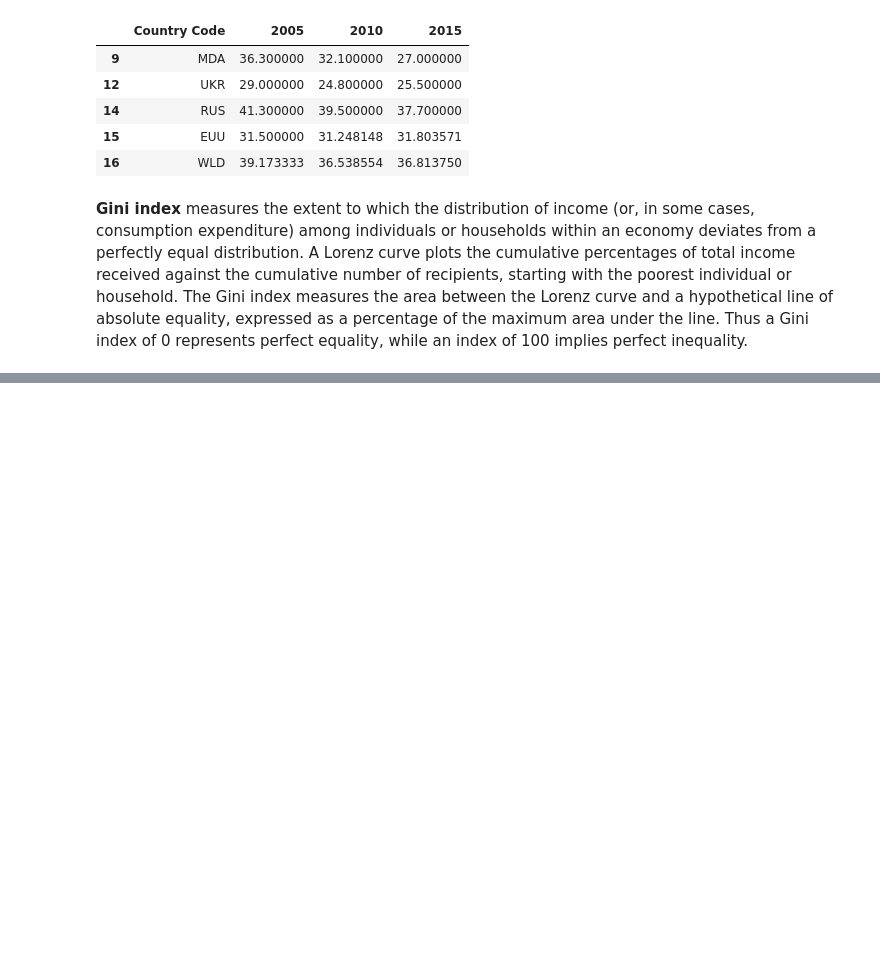
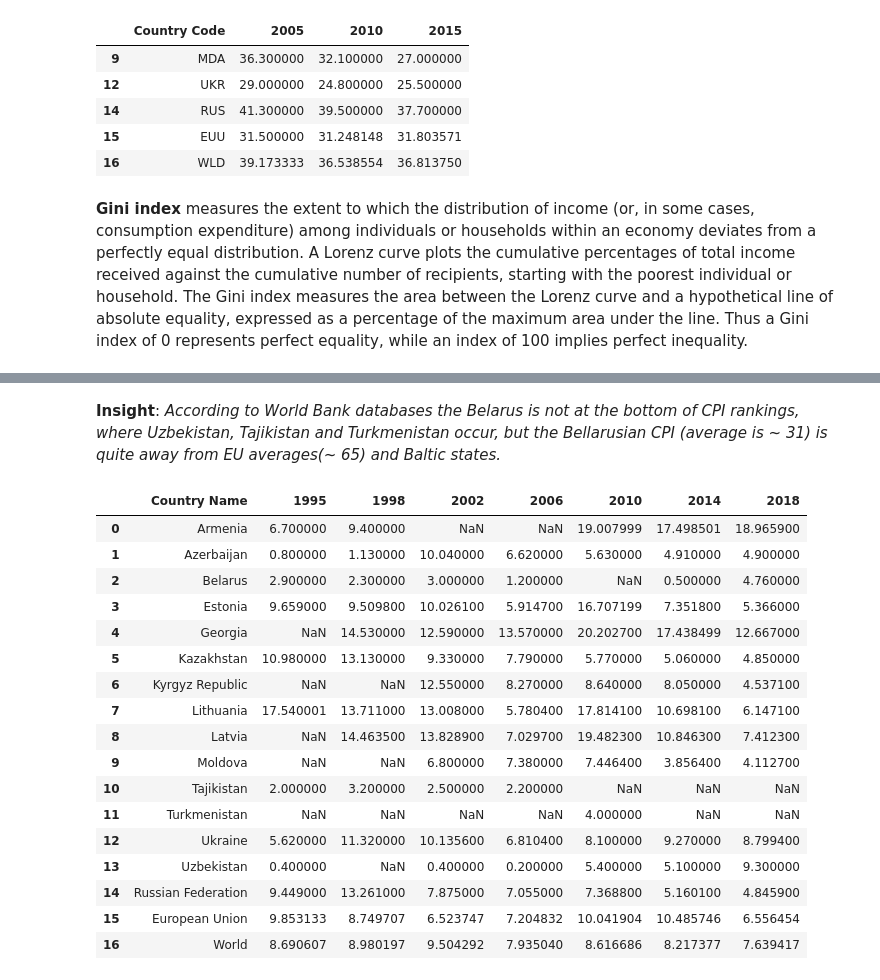
Before and after one commit to unkind58/Belarus_statistics_and-_comparison, a Jupyter notebook: app.ipynb, the cells around one changed output, grey strips where cells are left out. Saved outputs shown, nothing was run; the diff lists cells and outputs as text; code cells hidden in the pictures; blank space fills up the shorter version.

```diff
--- a/app.ipynb
+++ b/app.ipynb
@@ -418,0 +438,26 @@ sns.despine()
+# %% [markdown]
+**Insight**: *According to World Bank databases the Belarus is not at the bottom of CPI rankings, where Uzbekistan, Tajikistan and Turkmenistan occur, but the Bellarusian CPI (average is ~ 31) is quite away from EU averages(~ 65) and Baltic states.*
+# %%
+df_unemployment = pd.read_csv(path_unemployment, low_memory=False)
+df_unemployment = df_unemployment.drop(['Country Code'], axis=1).set_index('Country Name')
+df_unemployment = df_unemployment.loc[:,['1995','1998','2002','2006','2010','2014','2018']].reset_index()
+df_unemployment
+# %% [output]
+|  | Country Name | 1995 | 1998 | 2002 | 2006 | 2010 | 2014 | 2018 |
+| 0 | Armenia | 6.700000 | 9.400000 | NaN | NaN | 19.007999 | 17.498501 | 18.965900 |
+| 1 | Azerbaijan | 0.800000 | 1.130000 | 10.040000 | 6.620000 | 5.630000 | 4.910000 | 4.900000 |
+| 2 | Belarus | 2.900000 | 2.300000 | 3.000000 | 1.200000 | NaN | 0.500000 | 4.760000 |
+| 3 | Estonia | 9.659000 | 9.509800 | 10.026100 | 5.914700 | 16.707199 | 7.351800 | 5.366000 |
+| 4 | Georgia | NaN | 14.530000 | 12.590000 | 13.570000 | 20.202700 | 17.438499 | 12.667000 |
+| 5 | Kazakhstan | 10.980000 | 13.130000 | 9.330000 | 7.790000 | 5.770000 | 5.060000 | 4.850000 |
+| 6 | Kyrgyz Republic | NaN | NaN | 12.550000 | 8.270000 | 8.640000 | 8.050000 | 4.537100 |
+| 7 | Lithuania | 17.540001 | 13.711000 | 13.008000 | 5.780400 | 17.814100 | 10.698100 | 6.147100 |
+| 8 | Latvia | NaN | 14.463500 | 13.828900 | 7.029700 | 19.482300 | 10.846300 | 7.412300 |
+| 9 | Moldova | NaN | NaN | 6.800000 | 7.380000 | 7.446400 | 3.856400 | 4.112700 |
+| 10 | Tajikistan | 2.000000 | 3.200000 | 2.500000 | 2.200000 | NaN | NaN | NaN |
+| 11 | Turkmenistan | NaN | NaN | NaN | NaN | 4.000000 | NaN | NaN |
+| 12 | Ukraine | 5.620000 | 11.320000 | 10.135600 | 6.810400 | 8.100000 | 9.270000 | 8.799400 |
+| 13 | Uzbekistan | 0.400000 | NaN | 0.400000 | 0.200000 | 5.400000 | 5.100000 | 9.300000 |
+| 14 | Russian Federation | 9.449000 | 13.261000 | 7.875000 | 7.055000 | 7.368800 | 5.160100 | 4.845900 |
+| 15 | European Union | 9.853133 | 8.749707 | 6.523747 | 7.204832 | 10.041904 | 10.485746 | 6.556454 |
+| 16 | World | 8.690607 | 8.980197 | 9.504292 | 7.935040 | 8.616686 | 8.217377 | 7.639417 |
```
Also changed, not shown: parts of 30 cells of this notebook.
